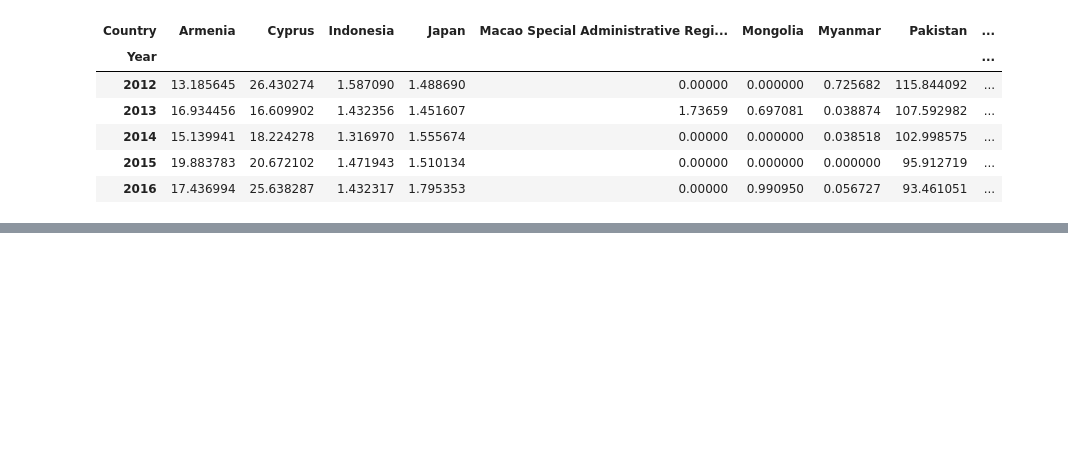
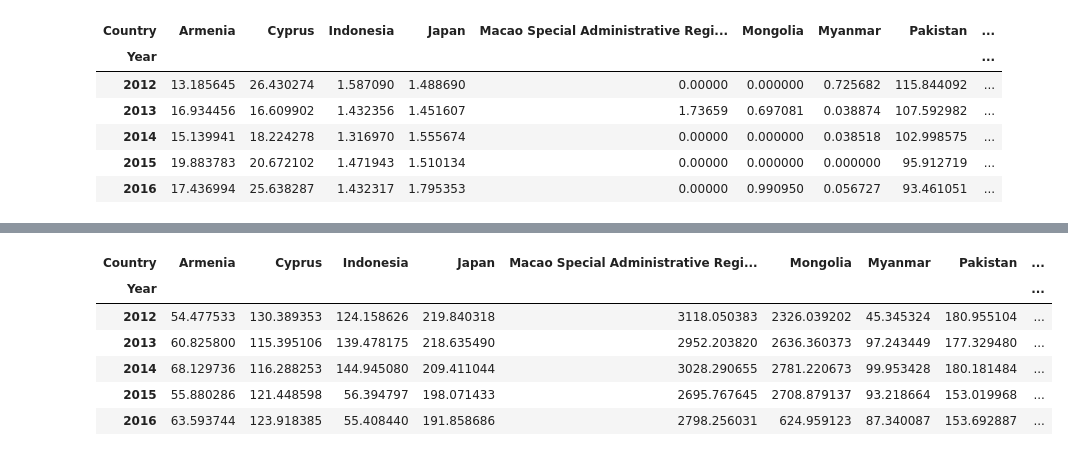
Before and after one commit to martinrein/Crimes-In-Asia-Analysis, a Jupyter notebook: main.ipynb, the cells around one changed output, grey strips where cells are left out. Drawn from its saved outputs; the diff is of its cells as text; code cells hidden in the pictures; blank space fills up the shorter version.

```diff
--- a/main.ipynb
+++ b/main.ipynb
@@ -573,0 +796,13 @@ Source: [Pakistani Taliban Gaining More Resources From Kidnapping](https://www.n
+# %%
+# Display Serious Assault by Country and Year
+df_assault = pd.pivot_table(df_assault, index='Year', columns='Country', values='Rate', aggfunc=sum, fill_value=0)
+df_assault = df_assault[-6:]
+df_assault
+# %% [output]
+| Country | Armenia | Cyprus | Indonesia | Japan | Macao Special Administrative Regi... | Mongolia | Myanmar | Pakistan | ... |
+| Year |  |  |  |  |  |  |  |  | ... |
+| 2012 | 54.477533 | 130.389353 | 124.158626 | 219.840318 | 3118.050383 | 2326.039202 | 45.345324 | 180.955104 | ... |
+| 2013 | 60.825800 | 115.395106 | 139.478175 | 218.635490 | 2952.203820 | 2636.360373 | 97.243449 | 177.329480 | ... |
+| 2014 | 68.129736 | 116.288253 | 144.945080 | 209.411044 | 3028.290655 | 2781.220673 | 99.953428 | 180.181484 | ... |
+| 2015 | 55.880286 | 121.448598 | 56.394797 | 198.071433 | 2695.767645 | 2708.879137 | 93.218664 | 153.019968 | ... |
+| 2016 | 63.593744 | 123.918385 | 55.408440 | 191.858686 | 2798.256031 | 624.959123 | 87.340087 | 153.692887 | ... |
```
Also changed, not shown: parts of 16 cells of this notebook.
